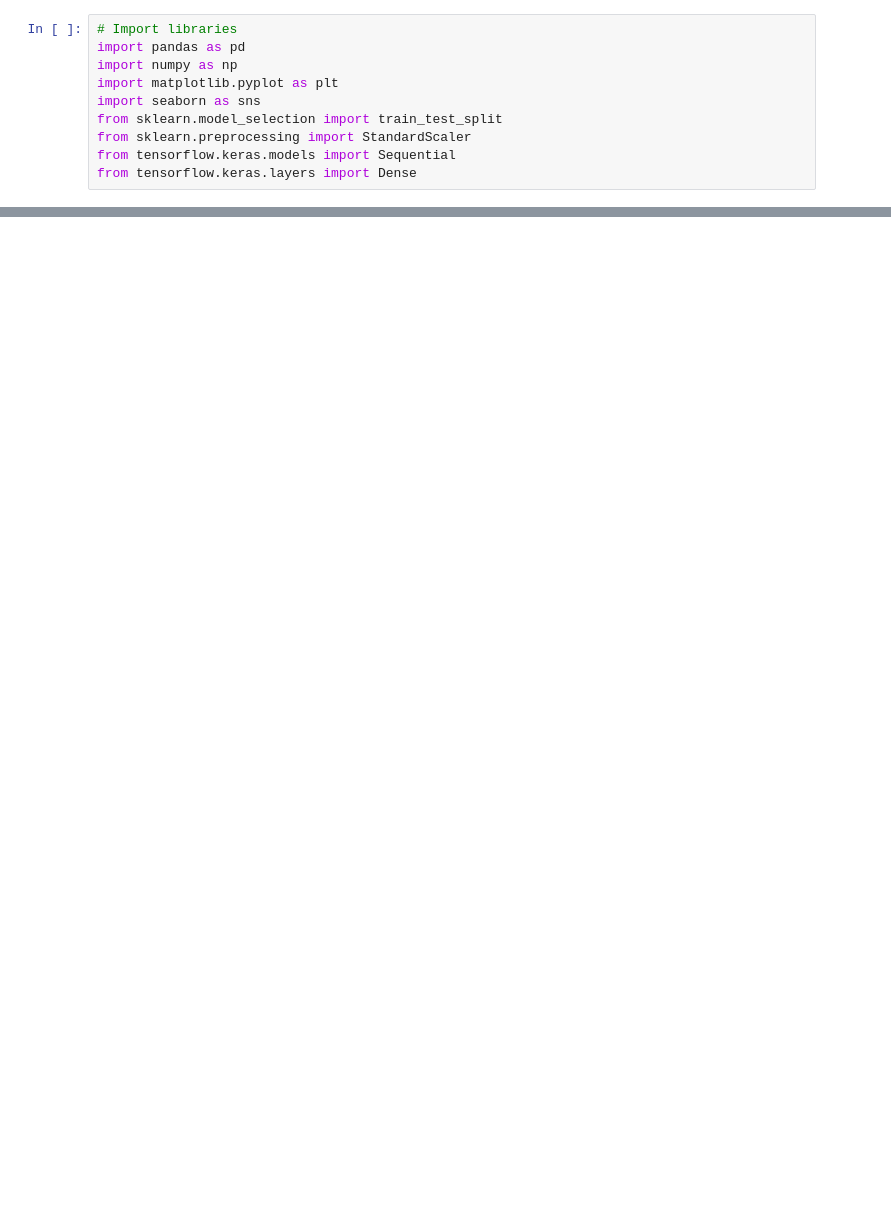
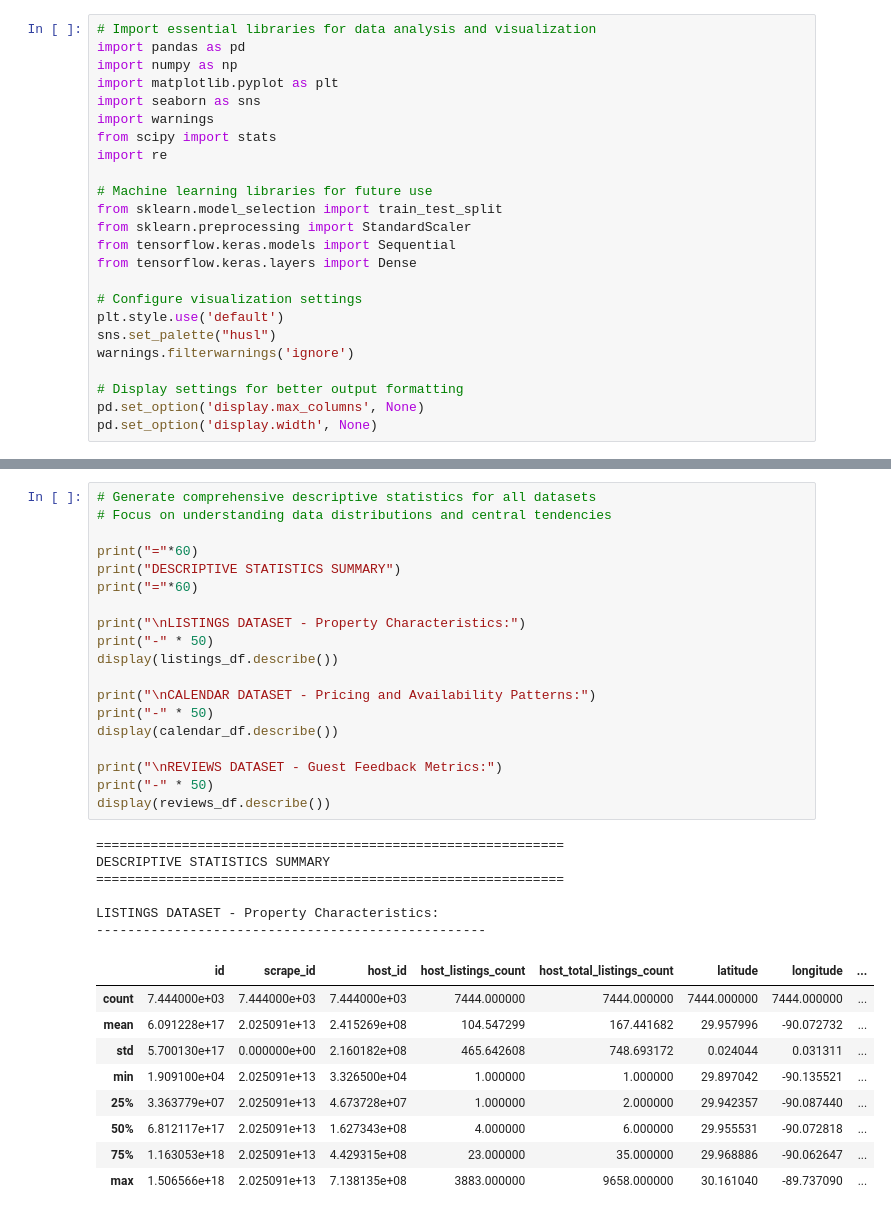
Before and after one commit to Trademark2004/AI-Applications-Project, a Jupyter notebook: Final_Project_661.ipynb, the cells around one changed output, grey strips where cells are left out. Saved outputs shown, nothing was run; the diff lists cells and outputs as text; blank space fills up the shorter version.

```diff
--- a/Final_Project_661.ipynb
+++ b/Final_Project_661.ipynb
@@ -3,11 +13,25 @@
 # %%
-# Import libraries
+# Import essential libraries for data analysis and visualization
 import pandas as pd
 import numpy as np
 import matplotlib.pyplot as plt
 import seaborn as sns
+import warnings
+from scipy import stats
+import re
+
+# Machine learning libraries for future use
 from sklearn.model_selection import train_test_split
 from sklearn.preprocessing import StandardScaler
 from tensorflow.keras.models import Sequential
 from tensorflow.keras.layers import Dense
+
+# Configure visualization settings
+plt.style.use('default')
+sns.set_palette("husl")
+warnings.filterwarnings('ignore')
+
+# Display settings for better output formatting
+pd.set_option('display.max_columns', None)
+pd.set_option('display.width', None)
 # %%
@@ -270,0 +446,35 @@ Correlation matrix for reviews_df:
+# %%
+# Generate comprehensive descriptive statistics for all datasets
+# Focus on understanding data distributions and central tendencies
+
+print("="*60)
+print("DESCRIPTIVE STATISTICS SUMMARY")
+print("="*60)
+
+print("\nLISTINGS DATASET - Property Characteristics:")
+print("-" * 50)
+display(listings_df.describe())
+
+print("\nCALENDAR DATASET - Pricing and Availability Patterns:")
+print("-" * 50)
+display(calendar_df.describe())
+
+print("\nREVIEWS DATASET - Guest Feedback Metrics:")
+print("-" * 50)
+display(reviews_df.describe())
+# %% [output]
+============================================================
+DESCRIPTIVE STATISTICS SUMMARY
+============================================================
+
+LISTINGS DATASET - Property Characteristics:
+--------------------------------------------------
+|  | id | scrape_id | host_id | host_listings_count | host_total_listings_count | latitude | longitude | ... |
+| count | 7.444000e+03 | 7.444000e+03 | 7.444000e+03 | 7444.000000 | 7444.000000 | 7444.000000 | 7444.000000 | ... |
+| mean | 6.091228e+17 | 2.025091e+13 | 2.415269e+08 | 104.547299 | 167.441682 | 29.957996 | -90.072732 | ... |
+| std | 5.700130e+17 | 0.000000e+00 | 2.160182e+08 | 465.642608 | 748.693172 | 0.024044 | 0.031311 | ... |
+| min | 1.909100e+04 | 2.025091e+13 | 3.326500e+04 | 1.000000 | 1.000000 | 29.897042 | -90.135521 | ... |
+| 25% | 3.363779e+07 | 2.025091e+13 | 4.673728e+07 | 1.000000 | 2.000000 | 29.942357 | -90.087440 | ... |
+| 50% | 6.812117e+17 | 2.025091e+13 | 1.627343e+08 | 4.000000 | 6.000000 | 29.955531 | -90.072818 | ... |
+| 75% | 1.163053e+18 | 2.025091e+13 | 4.429315e+08 | 23.000000 | 35.000000 | 29.968886 | -90.062647 | ... |
+| max | 1.506566e+18 | 2.025091e+13 | 7.138135e+08 | 3883.000000 | 9658.000000 | 30.161040 | -89.737090 | ... |
```
Also changed, not shown: parts of 31 cells of this notebook.
